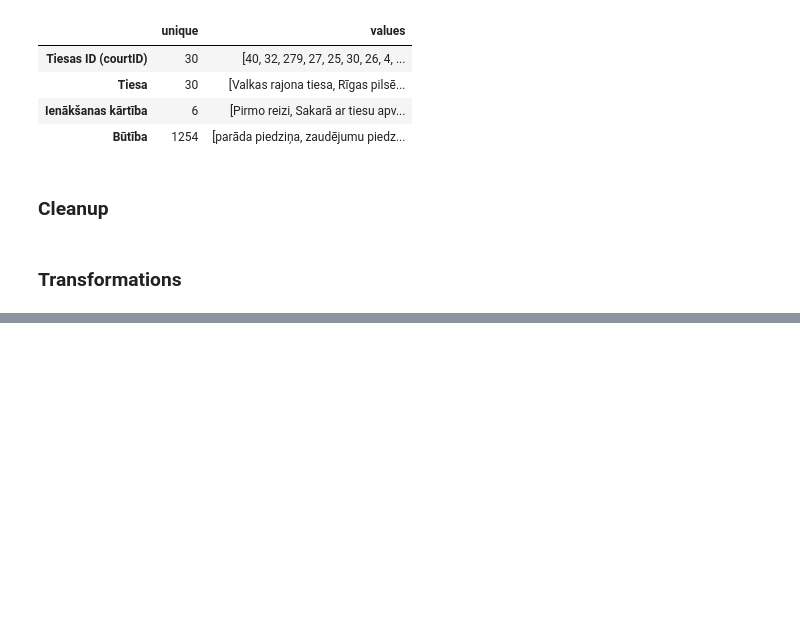
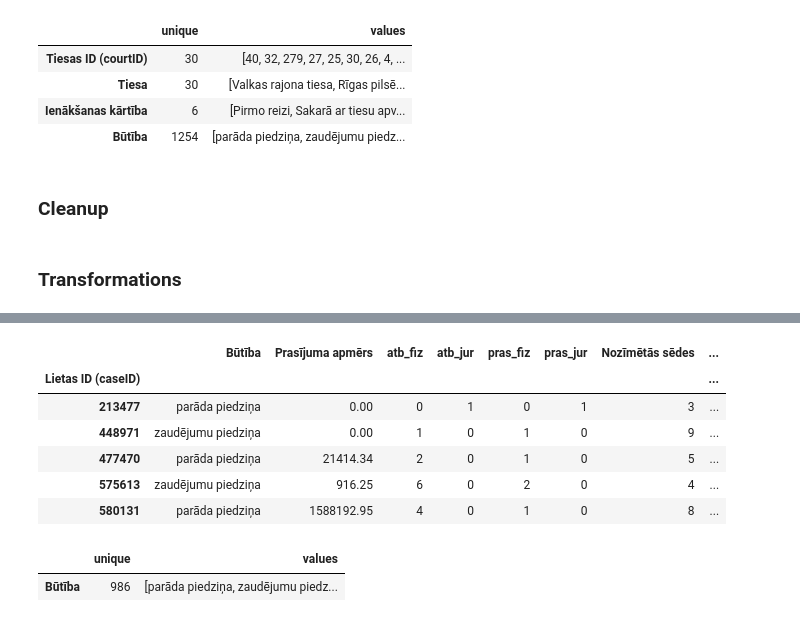
Before and after one commit to IwanVonNeumann/DataScienceTask_02, a Jupyter notebook: CivilCases.ipynb, the cells around one changed output, grey strips where cells are left out. Cells and saved outputs as stored; diff of their text form; code cells hidden in the pictures; blank space fills up the shorter version.

```diff
--- a/CivilCases.ipynb
+++ b/CivilCases.ipynb
@@ -167,0 +228,2 @@ df.head()
+# %%
+short_words = [x for x in unique_words if len(x) <= 3]
@@ -167,0 +236,27 @@ df.head()
+# %%
+meaningful_short_words = ["uin", "ls", "lvl", "eur"]
+# %%
+def escape_words(text, words):
+    return " ".join([x for x in text.split() if x not in words])
+
+
+def escape_short_words(text):
+    return escape_words(text, set(short_words) - set(meaningful_short_words))
+# %%
+# escaping prepositions
+df["Būtība"] = df.apply(lambda item: escape_short_words(item["Būtība"]), axis=1)
+# %%
+df.head()
+# %% [output]
+|  | Būtība | Prasījuma apmērs | atb_fiz | atb_jur | pras_fiz | pras_jur | Nozīmētās sēdes | ... |
+| Lietas ID (caseID) |  |  |  |  |  |  |  | ... |
+| 213477 | parāda piedziņa | 0.00 | 0 | 1 | 0 | 1 | 3 | ... |
+| 448971 | zaudējumu piedziņa | 0.00 | 1 | 0 | 1 | 0 | 9 | ... |
+| 477470 | parāda piedziņa | 21414.34 | 2 | 0 | 1 | 0 | 5 | ... |
+| 575613 | zaudējumu piedziņa | 916.25 | 6 | 0 | 2 | 0 | 4 | ... |
+| 580131 | parāda piedziņa | 1588192.95 | 4 | 0 | 1 | 0 | 8 | ... |
+# %%
+categorical_stats(df)
+# %% [output]
+|  | unique | values |
+| Būtība | 986 | [parāda piedziņa, zaudējumu piedz... |
```
Also changed, not shown: parts of 33 cells of this notebook.
